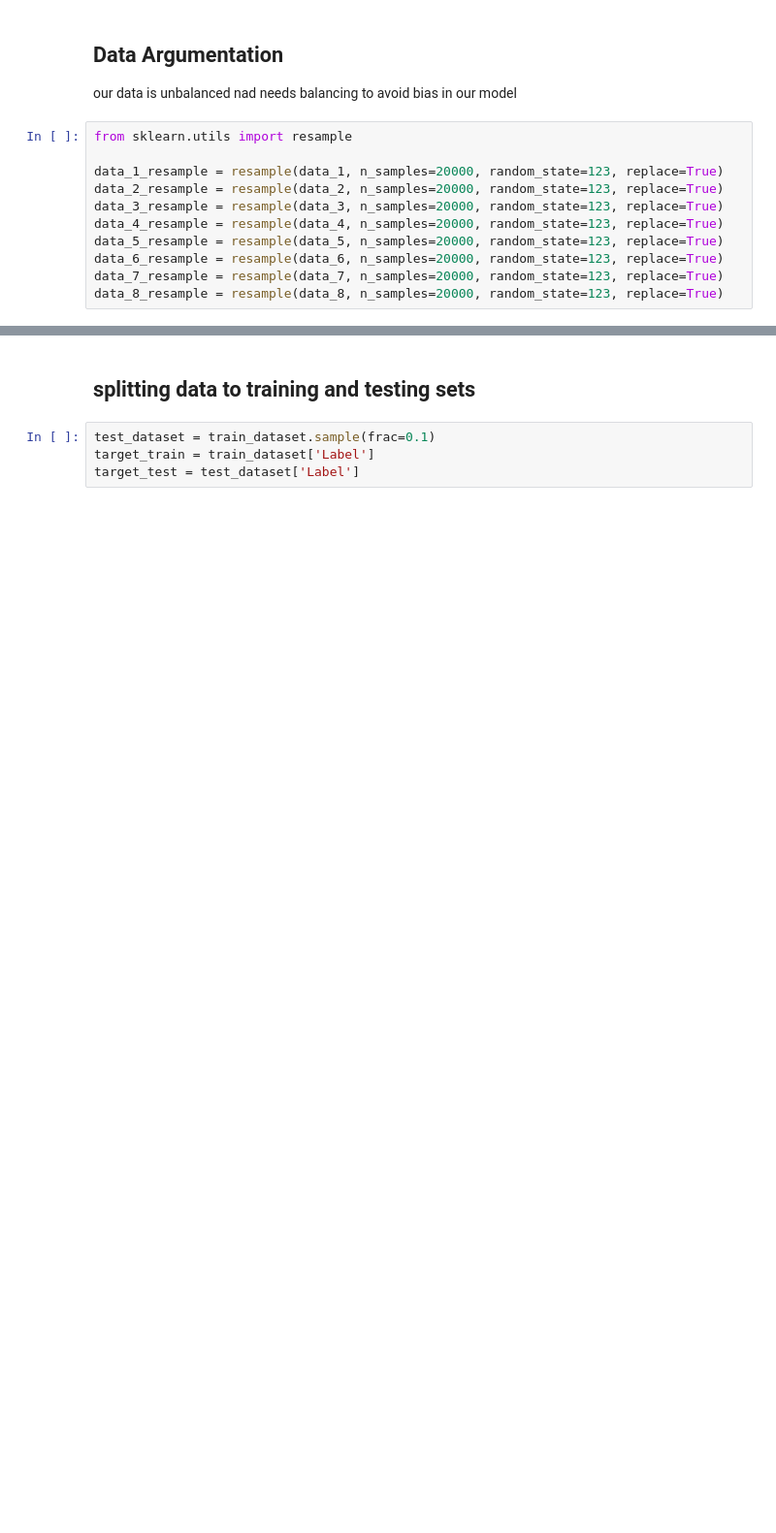
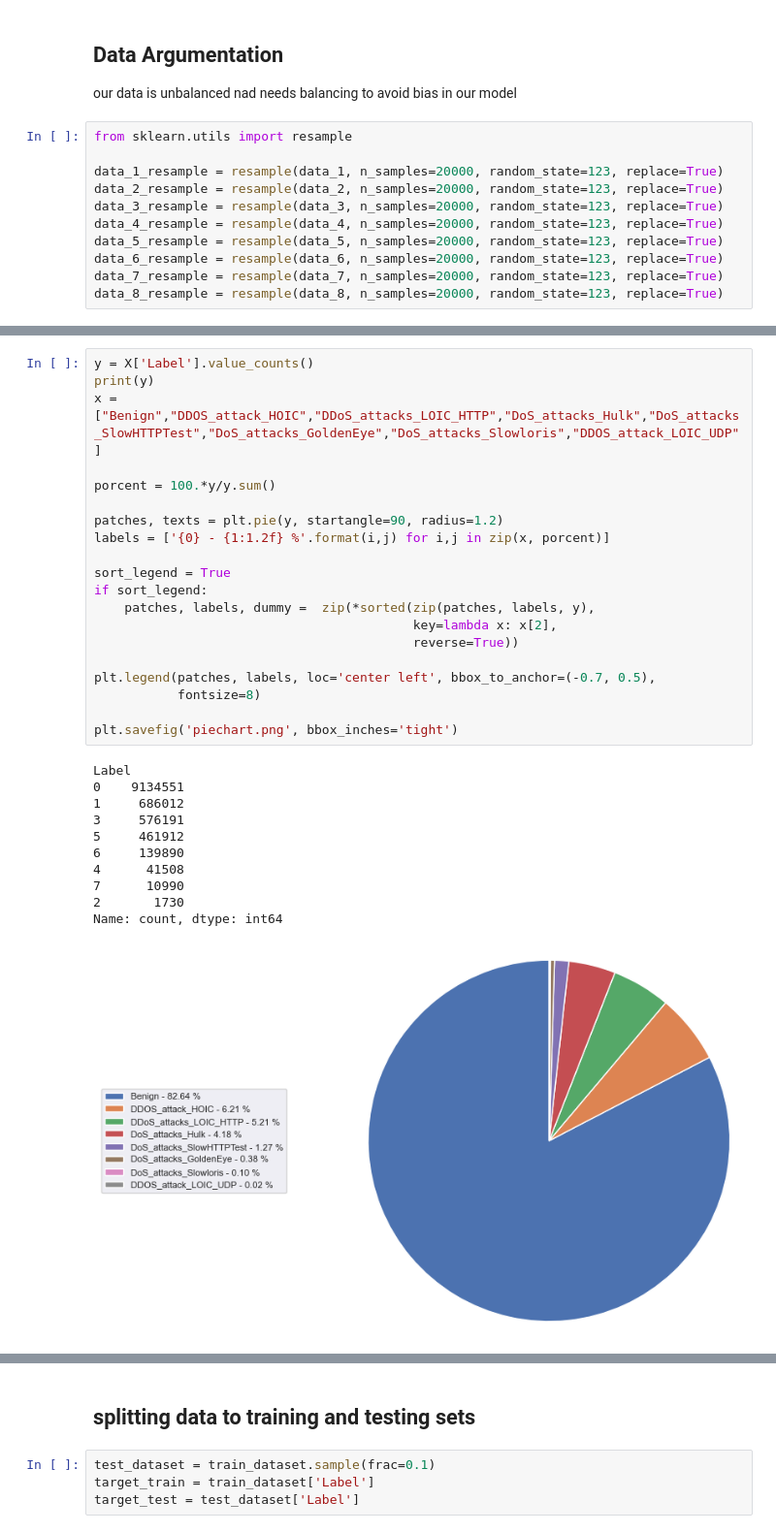
Before and after one commit to csosgic/thesis-repo, a Jupyter notebook: listings/py_proc/CNN_model.ipynb, the cells around one changed output, grey strips where cells are left out. Shown: that part at 97% size. Cells and saved outputs as stored; diff of their text form; blank space fills up the shorter version.

```diff
--- a/listings/py_proc/CNN_model.ipynb
+++ b/listings/py_proc/CNN_model.ipynb
@@ -234,0 +193,32 @@ p.gca().add_artist(circle)
+# %%
+y = X['Label'].value_counts()
+print(y)
+x = ["Benign","DDOS_attack_HOIC","DDoS_attacks_LOIC_HTTP","DoS_attacks_Hulk","DoS_attacks_SlowHTTPTest","DoS_attacks_GoldenEye","DoS_attacks_Slowloris","DDOS_attack_LOIC_UDP"]
+
+porcent = 100.*y/y.sum()
+
+patches, texts = plt.pie(y, startangle=90, radius=1.2)
+labels = ['{0} - {1:1.2f} %'.format(i,j) for i,j in zip(x, porcent)]
+
+sort_legend = True
+if sort_legend:
+    patches, labels, dummy =  zip(*sorted(zip(patches, labels, y),
+                                          key=lambda x: x[2],
+                                          reverse=True))
+
+plt.legend(patches, labels, loc='center left', bbox_to_anchor=(-0.7, 0.5),
+           fontsize=8)
+
+plt.savefig('piechart.png', bbox_inches='tight')
+# %% [output]
+Label
+0    9134551
+1     686012
+3     576191
+5     461912
+6     139890
+4      41508
+7      10990
+2       1730
+Name: count, dtype: int64
+[figure, added]
```
Also changed, not shown: parts of 24 cells of this notebook, 4 other files.
